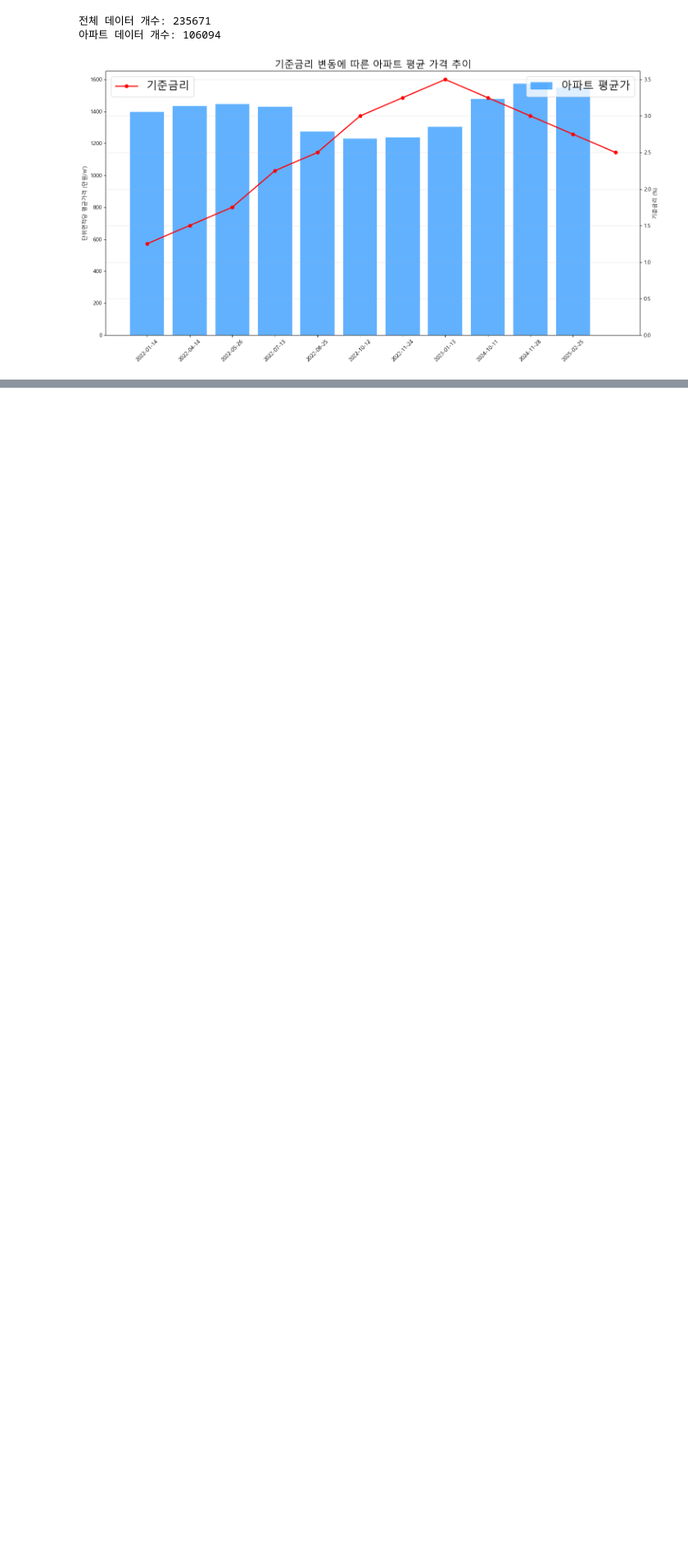
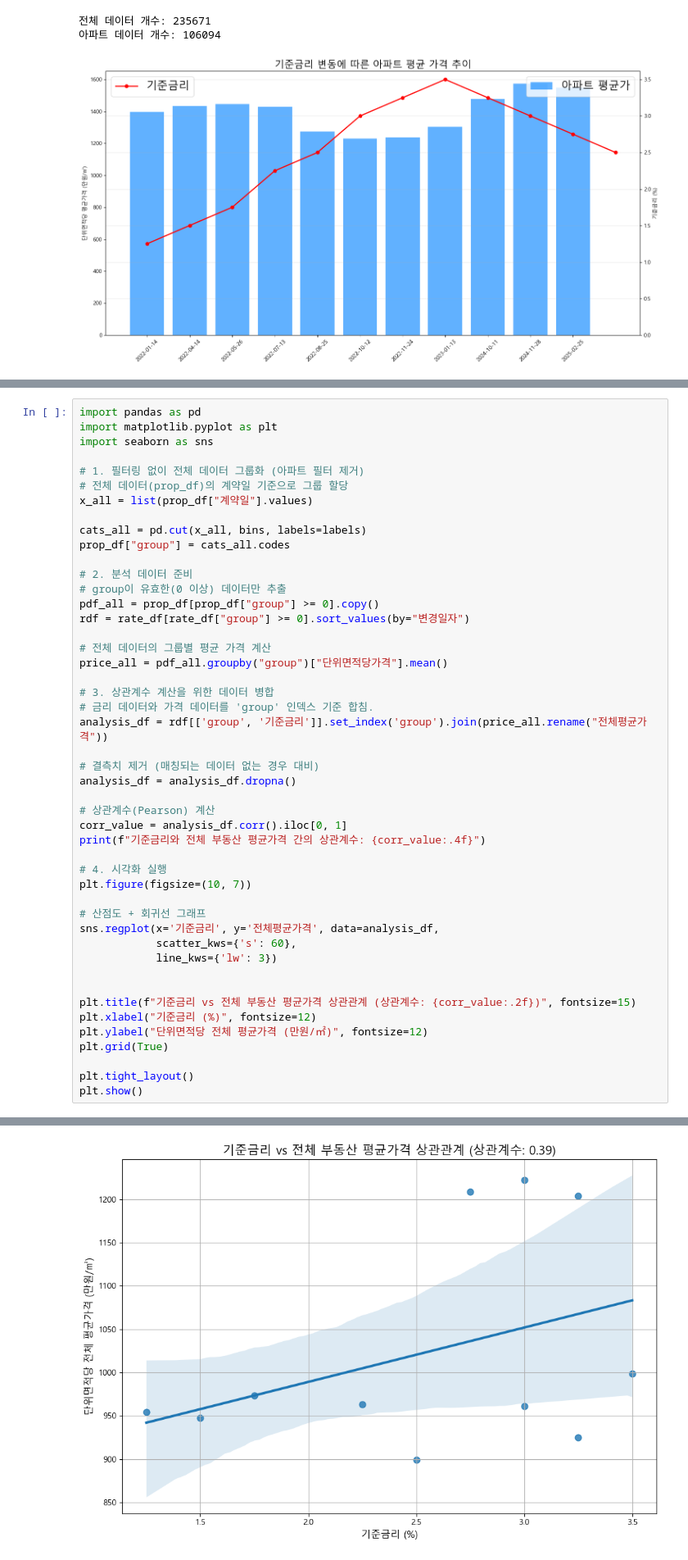
Before and after one commit to abcicecream/miniproject, a Jupyter notebook: 기준 금리_최종.ipynb, the cells around one changed output, grey strips where cells are left out. Shown at 82% size. Drawn from its saved outputs; the diff is of its cells as text; blank space fills up the shorter version.

```diff
--- a/기준 금리_최종.ipynb
+++ b/기준 금리_최종.ipynb
@@ -119,0 +155,48 @@ plt.show()
+# %%
+import pandas as pd
+import matplotlib.pyplot as plt
+import seaborn as sns
+
+# 1. 필터링 없이 전체 데이터 그룹화 (아파트 필터 제거)
+# 전체 데이터(prop_df)의 계약일 기준으로 그룹 할당
+x_all = list(prop_df["계약일"].values)
+
+cats_all = pd.cut(x_all, bins, labels=labels)
+prop_df["group"] = cats_all.codes
+
+# 2. 분석 데이터 준비
+# group이 유효한(0 이상) 데이터만 추출
+pdf_all = prop_df[prop_df["group"] >= 0].copy()
+rdf = rate_df[rate_df["group"] >= 0].sort_values(by="변경일자")
+
+# 전체 데이터의 그룹별 평균 가격 계산
+price_all = pdf_all.groupby("group")["단위면적당가격"].mean()
+
+# 3. 상관계수 계산을 위한 데이터 병합
+# 금리 데이터와 가격 데이터를 'group' 인덱스 기준 합침.
+analysis_df = rdf[['group', '기준금리']].set_index('group').join(price_all.rename("전체평균가격"))
+
+# 결측치 제거 (매칭되는 데이터 없는 경우 대비)
+analysis_df = analysis_df.dropna()
+
+# 상관계수(Pearson) 계산
+corr_value = analysis_df.corr().iloc[0, 1]
+print(f"기준금리와 전체 부동산 평균가격 간의 상관계수: {corr_value:.4f}")
+
+# 4. 시각화 실행
+plt.figure(figsize=(10, 7))
+
+# 산점도 + 회귀선 그래프
+sns.regplot(x='기준금리', y='전체평균가격', data=analysis_df,
+            scatter_kws={'s': 60},
+            line_kws={'lw': 3})
+
+
+plt.title(f"기준금리 vs 전체 부동산 평균가격 상관관계 (상관계수: {corr_value:.2f})", fontsize=15)
+plt.xlabel("기준금리 (%)", fontsize=12)
+plt.ylabel("단위면적당 전체 평균가격 (만원/㎡)", fontsize=12)
+plt.grid(True)
+
+plt.tight_layout()
+plt.show()
+# %% [output]
@@ -119,0 +204 @@ plt.show()
+[figure, added]
```
Also changed, not shown: parts of 2 cells of this notebook.
